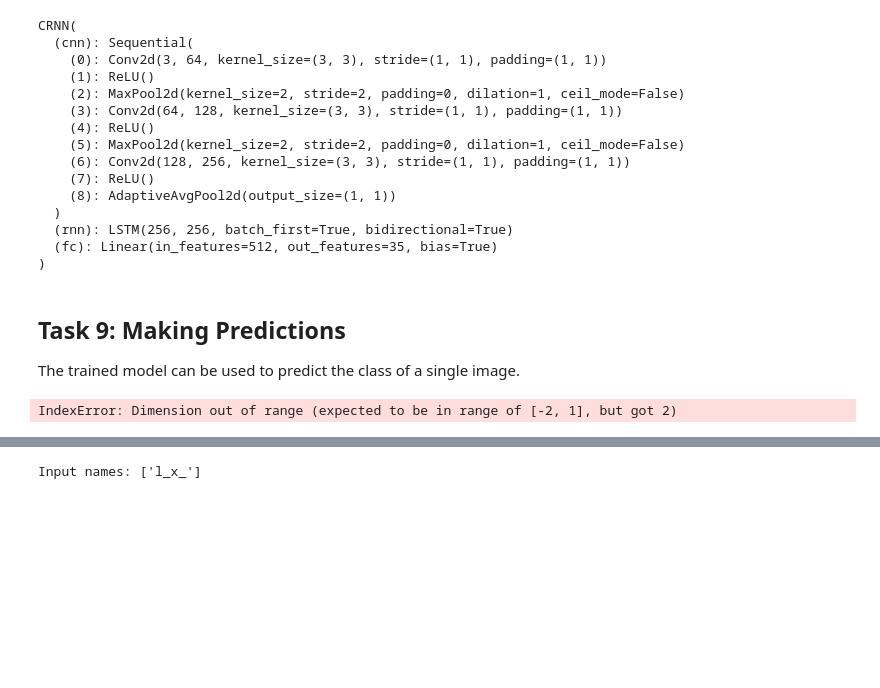
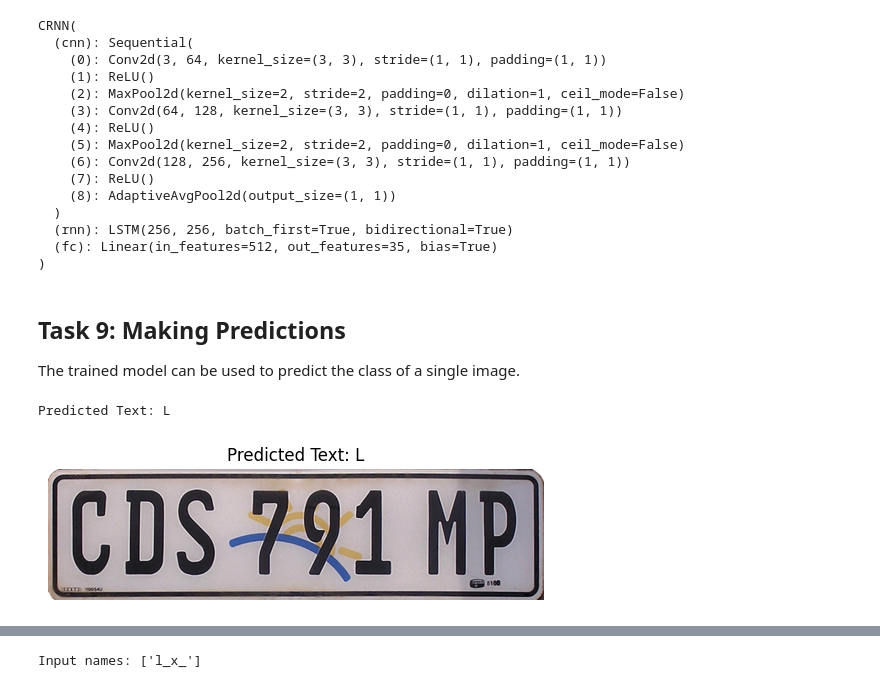
Before and after one commit to Johannes-Lotter/torchgooglecolabOCR, a Jupyter notebook: PyTorch_OCR.ipynb, the cells around one changed output, grey strips where cells are left out. Saved outputs shown, nothing was run; the diff lists cells and outputs as text; code cells hidden in the pictures; blank space fills up the shorter version.

```diff
--- a/PyTorch_OCR.ipynb
+++ b/PyTorch_OCR.ipynb
@@ -394,6 +394,10 @@ blank_idx = 0
 
 def decode_predictions(output, idx_to_char):
     """ Decodes CTC output into readable text by removing blanks and duplicates. """
+    if output.dim() == 2:  # If the output has only 2 dimensions (batch_size, num_classes)
+        # Add a dimension for sequence length (which will be 1 in this case)
+        output = output.unsqueeze(1)
+
     _, predictions = torch.max(output, 2)  # Greedy decoding: get max probability indices
     predictions = predictions.squeeze(0).tolist()
     decoded_text = ""
@@ -401,43 +405,44 @@ def decode_predictions(output, idx_to_char):
 
     for idx in predictions:
         if idx != blank_idx and idx != previous_char:  # Skip blanks and consecutive duplicates
-            decoded_text += idx_to_char[idx]
+            decoded_text += idx_to_char.get(idx, '')  # Handle potential KeyError
         previous_char = idx
 
     return decoded_text
 
 def predict(model, image_path, transform):
     """ Makes predictions on an image using the CRNN model. """
     image = Image.open(image_path).convert('RGB')  # Convert to RGB
     image = transform(image).unsqueeze(0)  # Add batch dimension
 
     model.eval()  # Set the model to evaluation mode
     with torch.no_grad():
         output = model(image)  # Shape: (B, W, num_classes)
-        output = F.log_softmax(output, dim=2)  # Apply log softmax
+        output = F.log_softmax(output, dim=-1)  # Apply log softmax
         decoded_text = decode_predictions(output, idx_to_char)
 
         print(f"Predicted Text: {decoded_text}")
 
     # Display the image
     plt.imshow(Image.open(image_path))
     plt.title(f"Predicted Text: {decoded_text}")
     plt.axis('off')
     plt.show()
 
 # Define the image path and transformation
-image_path = '/content/drive/MyDrive/TestingData/za_bmv452nc.jpg'
+image_path = '/content/drive/MyDrive/TestingData/South_Africa_Mpumalanga.jpg'
 
 preprocess = transforms.Compose([
     transforms.Resize((48, 128)),  # Resize to match model input
     transforms.ToTensor(),
     transforms.Normalize((0.5,), (0.5,))  # Normalize
 ])
 
 # Make a prediction
 predict(model, image_path, preprocess)
 # %% [output]
-IndexError: Dimension out of range (expected to be in range of [-2, 1], but got 2)
+Predicted Text: L
+[figure, added]
 # %%
 !pip install onnx
 !pip install onnxscript
```
